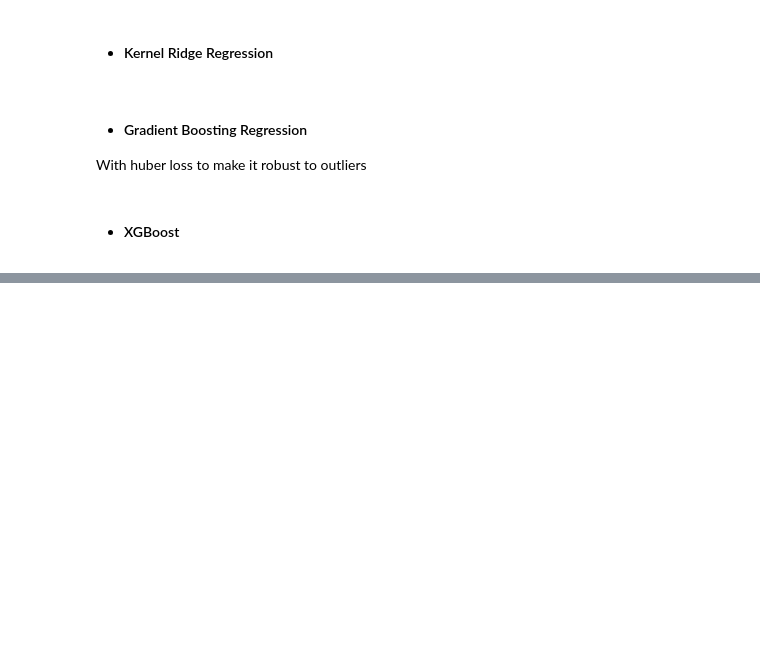
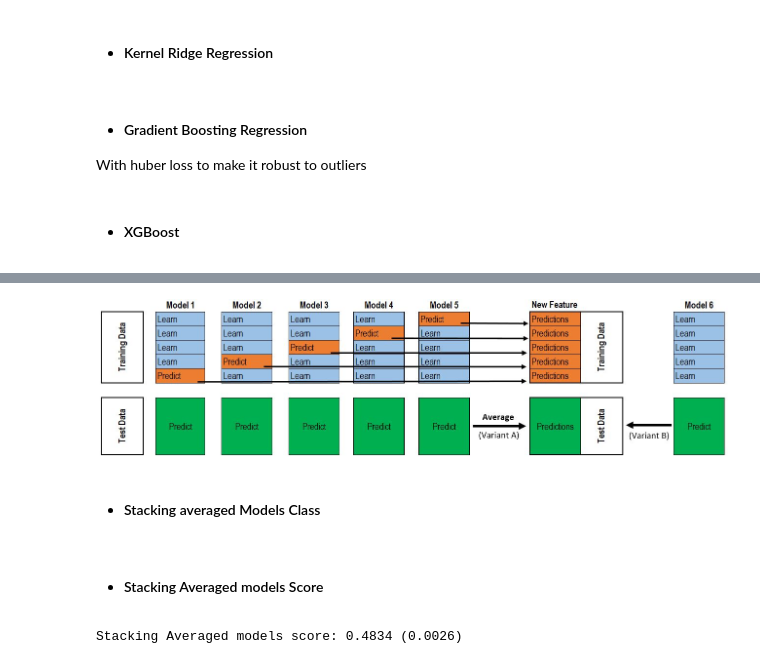
Before and after one commit to ck-unifr/friday-code-challenge, a Jupyter notebook: friday-code-challenge.ipynb, the cells around one changed output, grey strips where cells are left out. Drawn from its saved outputs; the diff is of its cells as text; code cells hidden in the pictures; blank space fills up the shorter version.

```diff
--- a/friday-code-challenge.ipynb
+++ b/friday-code-challenge.ipynb
@@ -890,0 +936,9 @@ model_xgb = xgb.XGBRegressor(colsample_bytree=0.4603,
+# %%
+# https://nbsphinx.readthedocs.io/en/0.1.0/example.html
+from IPython.display import display, Image, SVG, Math, YouTubeVideo
+i = Image(filename='stacking.jpg')
+i
+# %% [output]
+[figure, added]
+# %% [markdown]
+- #### Stacking averaged Models Class
@@ -890,0 +980,10 @@ model_xgb = xgb.XGBRegressor(colsample_bytree=0.4603,
+# %% [markdown]
+- #### Stacking Averaged models Score
+# %%
+stacked_averaged_models = StackingAveragedModels(base_models = (ENet, GBoost, KRR),
+                                                 meta_model = lasso)
+
+score = rmsle_cv(stacked_averaged_models)
+print("Stacking Averaged models score: {:.4f} ({:.4f})".format(score.mean(), score.std()))
+# %% [output]
+Stacking Averaged models score: 0.4834 (0.0026)
```
Also changed, not shown: parts of 26 cells of this notebook.
